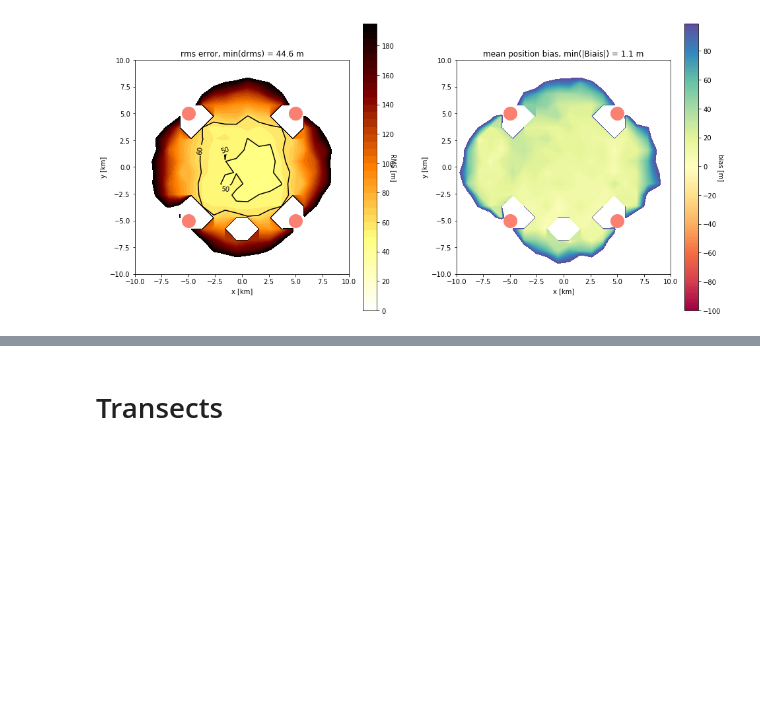
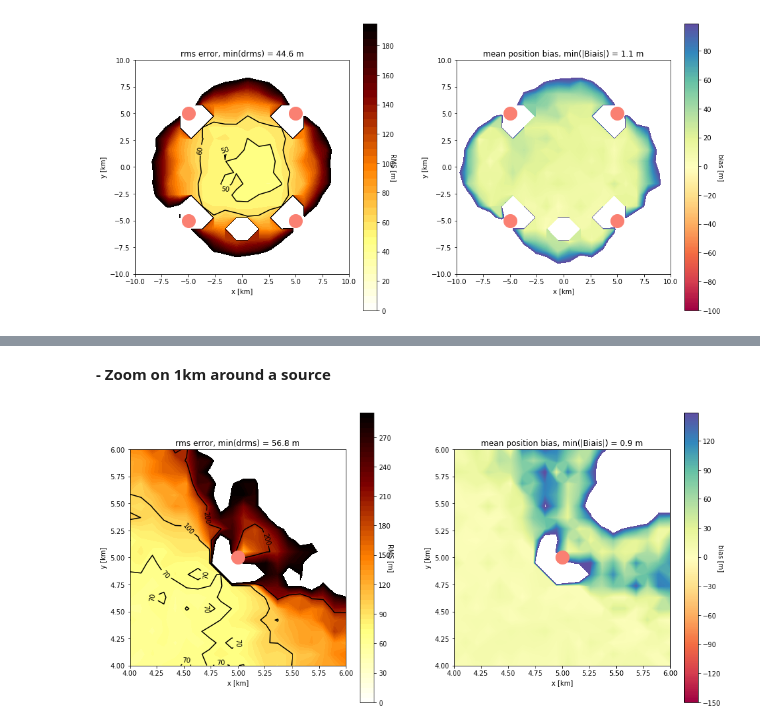
Before and after one commit to ponchama/Cognac_Acoustique, a Jupyter notebook: Geolocation/demo_in_progress.ipynb, the cells around one changed output, grey strips where cells are left out. Cells and saved outputs as stored; diff of their text form; code cells hidden in the pictures; blank space fills up the shorter version.

```diff
--- a/Geolocation/demo_in_progress.ipynb
+++ b/Geolocation/demo_in_progress.ipynb
@@ -421,2 +321,8 @@ plt.show()
-# %% [markdown]
-# Transects
+# %% [markdown]
+**- Zoom on 1km around a source**
+# %%
+Lx_z = 2.* 1.e3
+Ly_z = Lx_z
+xt_z = np.linspace(5.*1.e3 - Lx_z/2., 5.*1.e3 + Lx_z/2., 20)   # 20 values on 2km : resolution of 100m
+yt_z = np.linspace(5.*1.e3 - Lx_z/2., 5.*1.e3 + Lx_z/2., 20)
+Xt_z, Yt_z = np.meshgrid(xt_z,yt_z)
@@ -422,0 +345,36 @@ plt.show()
+# %%
+RMS_zoom = np.load('NPY/RMS_zoom_source.npy')
+Biais_zoom = np.load('NPY/Biais_zoom_source.npy')
+# %%
+plt.figure(figsize=(16,8))
+
+## error
+ax=plt.subplot(121)
+cmap = plt.get_cmap('afmhot_r')
+lvls=np.arange(0.,3.e2,5.)
+plt.contourf(Xt_z/1.e3,Yt_z/1.e3,RMS_zoom,lvls, cmap=cmap)  #,lvls
+cbar = plt.colorbar()
+cbar.ax.set_ylabel('RMS [m]', rotation=270)
+CS = plt.contour(Xt_z/1.e3,Yt_z/1.e3,RMS_zoom,[70,100,200],colors='k')
+plt.clabel(CS, [70,100,200], inline=1, fmt='%1.0f', fontsize=10)
+sources[2].plot()
+plt.xlabel('x [km]')
+plt.ylabel('y [km]')
+plt.title('rms error, min(drms) = %.1f m' % RMS_zoom.min())
+ax.set_aspect('equal')
+
+## bias
+ax=plt.subplot(122)
+cmap = plt.get_cmap('Spectral')
+lvls=np.arange(-15.e1,15.e1,1.e0)
+plt.contourf(Xt_z/1.e3,Yt_z/1.e3, Biais_zoom,lvls,cmap=cmap)
+cbar = plt.colorbar()
+cbar.ax.set_ylabel('bias [m]', rotation=270)
+sources[2].plot()
+plt.xlabel('x [km]')
+plt.ylabel('y [km]')
+plt.title('mean position bias, min(|Biais|) = %.1f m' % np.abs(Biais_zoom).min())
+ax.set_aspect('equal')
+plt.show()
+# %% [output]
+[figure, added]
```
Also changed, not shown: parts of 73 cells of this notebook.
